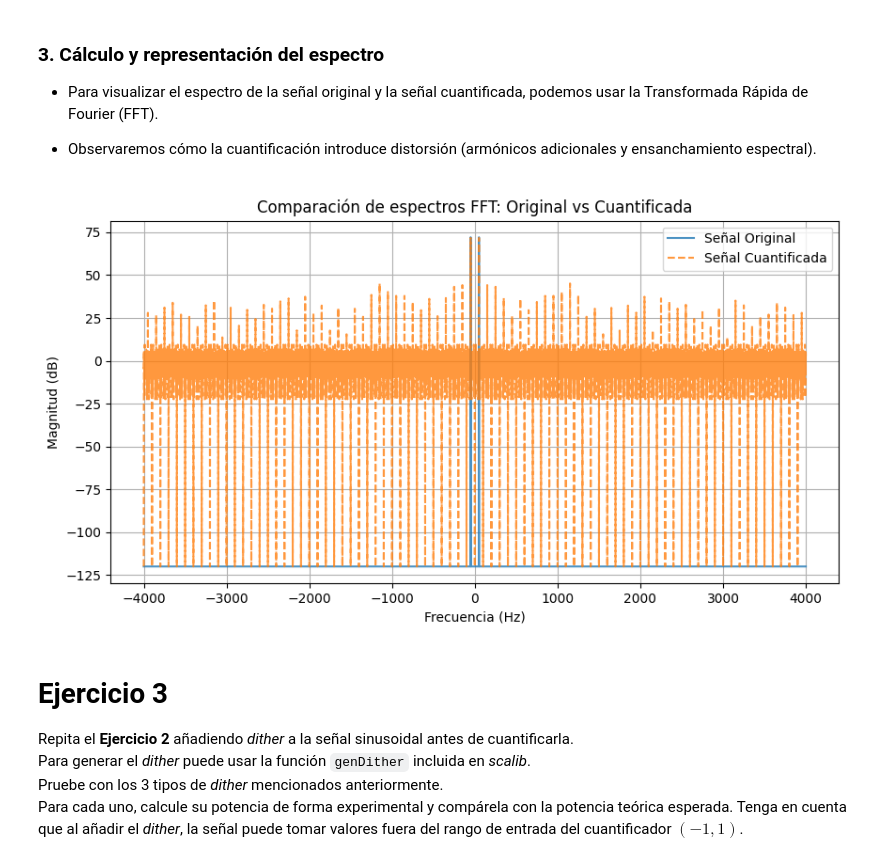
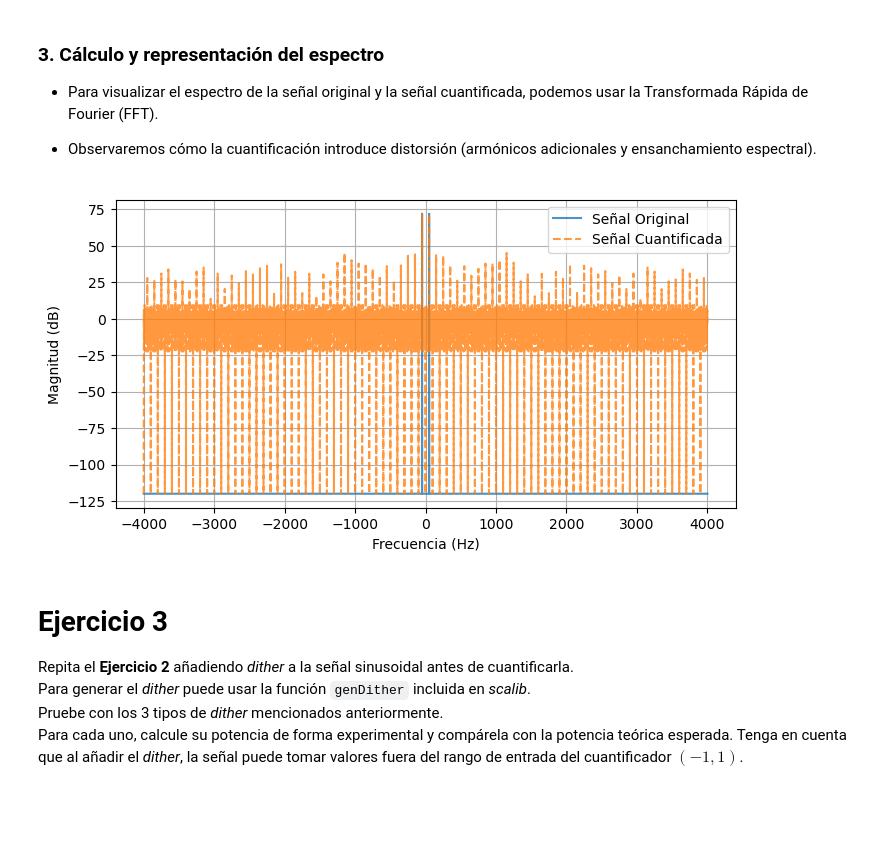
Before and after one commit to DANIABLO-cyber/TDS, a Jupyter notebook: P1_SCA.ipynb, the cells around one changed output. Drawn from its saved outputs; the diff is of its cells as text; code cells hidden in the pictures; blank space fills up the shorter version.

```diff
--- a/P1_SCA.ipynb
+++ b/P1_SCA.ipynb
@@ -372,36 +398,36 @@ ___
 def spectrum_db(signal, fs):
     """
     Calcula la FFT de 'signal', aplica shift y devuelve:
     - freq: eje de frecuencias centrado en 0
     - mag_db: magnitud del espectro en decibelios
     """
     N = len(signal)
     spectrum = np.fft.fft(signal)
     freq = np.fft.fftfreq(N, d=1/fs)
     # Centrar el espectro en 0
     spectrum = np.fft.fftshift(spectrum)
     freq = np.fft.fftshift(freq)
     # Evitar log(0) añadiendo un epsilon muy pequeño
     mag_db = 10 * np.log10(np.abs(spectrum)**2 + 1e-12)
     return freq, mag_db
 
 #? Caso: señal original x, señal cuantificada xq, ambas de longitud len(x)
 # fs = frecuencia de muestreo
 # Calculamos y representamos sus espectros juntos
 freq_x, X_db = spectrum_db(x, fs)
 freq_xq, Xq_db = spectrum_db(xq, fs)
 
-plt.figure(figsize=(10, 5))
+plt.figure(figsize=(8, 4))
 plt.plot(freq_x, X_db, label="Señal Original", alpha=0.8)
 plt.plot(freq_xq, Xq_db, label="Señal Cuantificada", alpha=0.8, linestyle="--")
-plt.title("Comparación de espectros FFT: Original vs Cuantificada")
+#plt.title("Comparación de espectros FFT: Original vs Cuantificada")
 plt.xlabel("Frecuencia (Hz)")
 plt.ylabel("Magnitud (dB)")
 plt.legend()
 plt.grid(True)
 plt.show()
 # %% [output]
-[figure, old version]
+[figure, new version]
 # %% [markdown]
 # Ejercicio 3
 Repita el **Ejercicio 2** añadiendo *dither* a la señal sinusoidal antes de cuantificarla.
```
Also changed, not shown: parts of 5 cells of this notebook, 12 other files.
